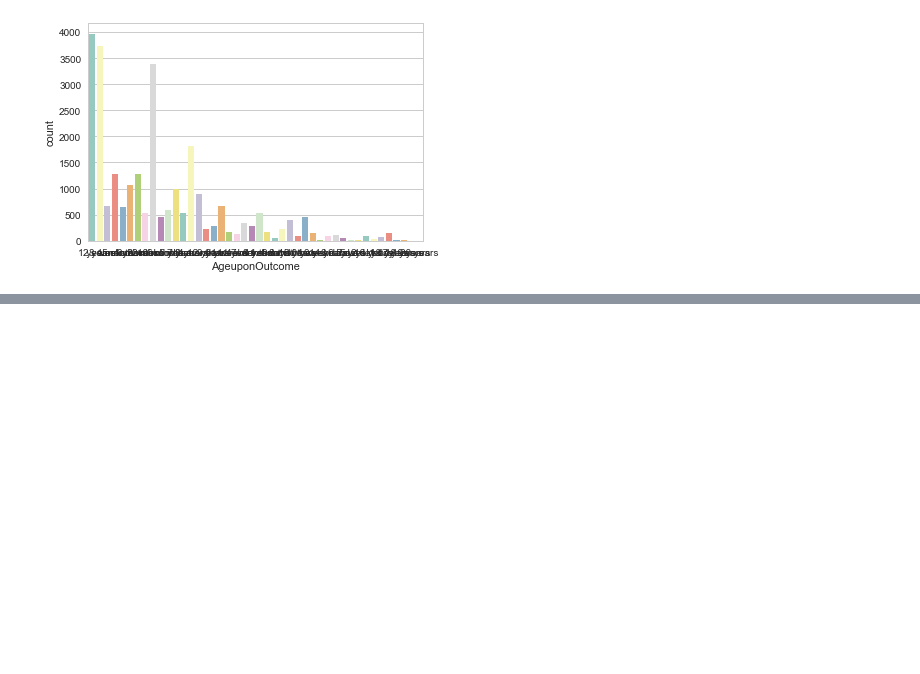
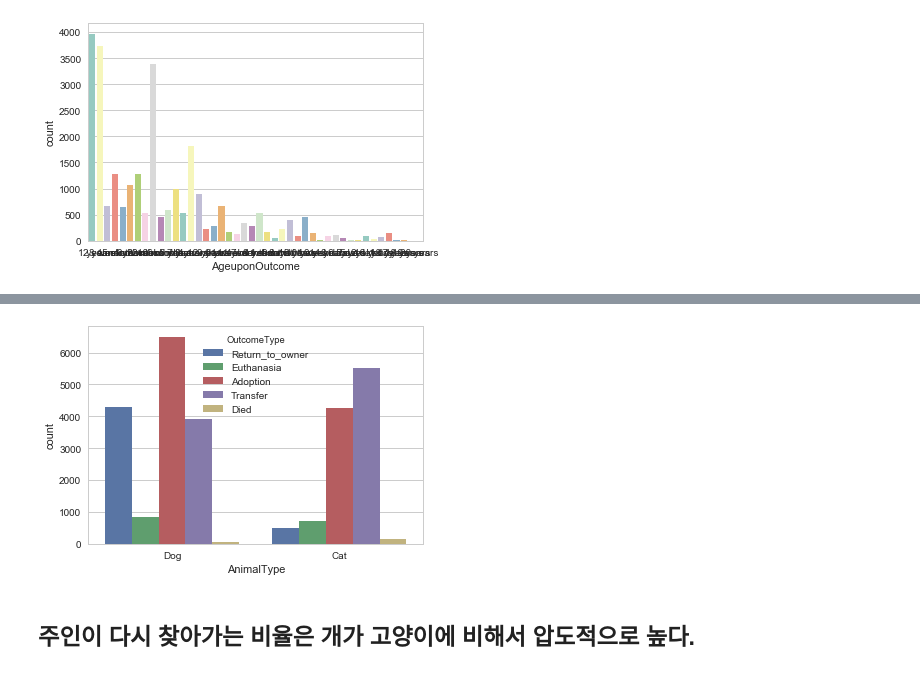
Before and after one commit to frozendrpepper/ML_Project, a Jupyter notebook: ML_project_joseph.ipynb, the cells around one changed output, grey strips where cells are left out. Drawn from its saved outputs; the diff is of its cells as text; code cells hidden in the pictures; blank space fills up the shorter version.

```diff
--- a/ML_project_joseph.ipynb
+++ b/ML_project_joseph.ipynb
@@ -117,0 +141,7 @@ df['AgeCategory'] = df.AgeuponOutcomeInYears.apply(calc_age_category)
+# %%
+sns.countplot(data=df, x='AnimalType',hue='OutcomeType')
+plt.show()
+# %% [output]
+[figure, added]
+# %% [markdown]
+## 주인이 다시 찾아가는 비율은 개가 고양이에 비해서 압도적으로 높다.
```
Also changed, not shown: parts of 13 cells of this notebook.
